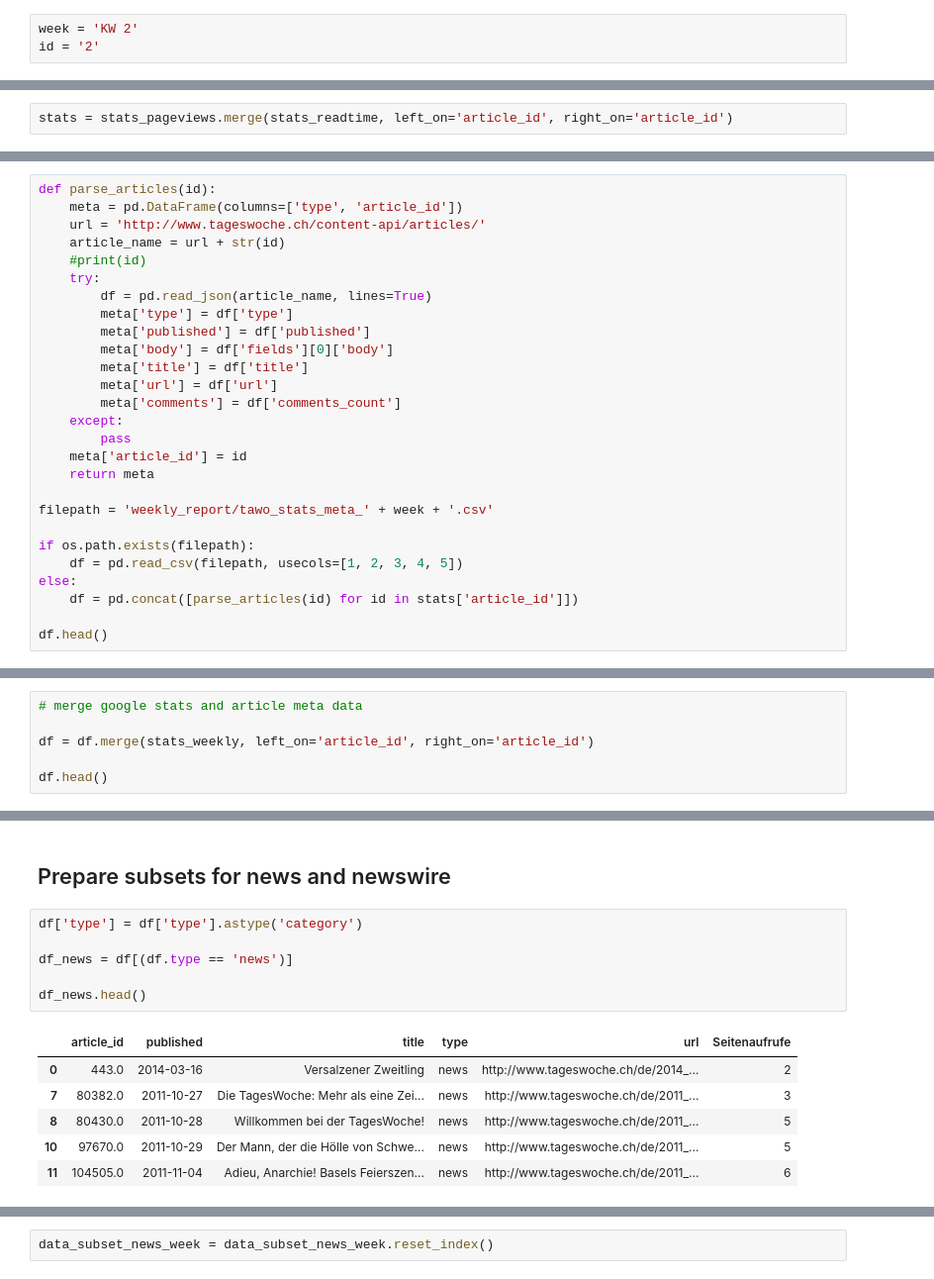
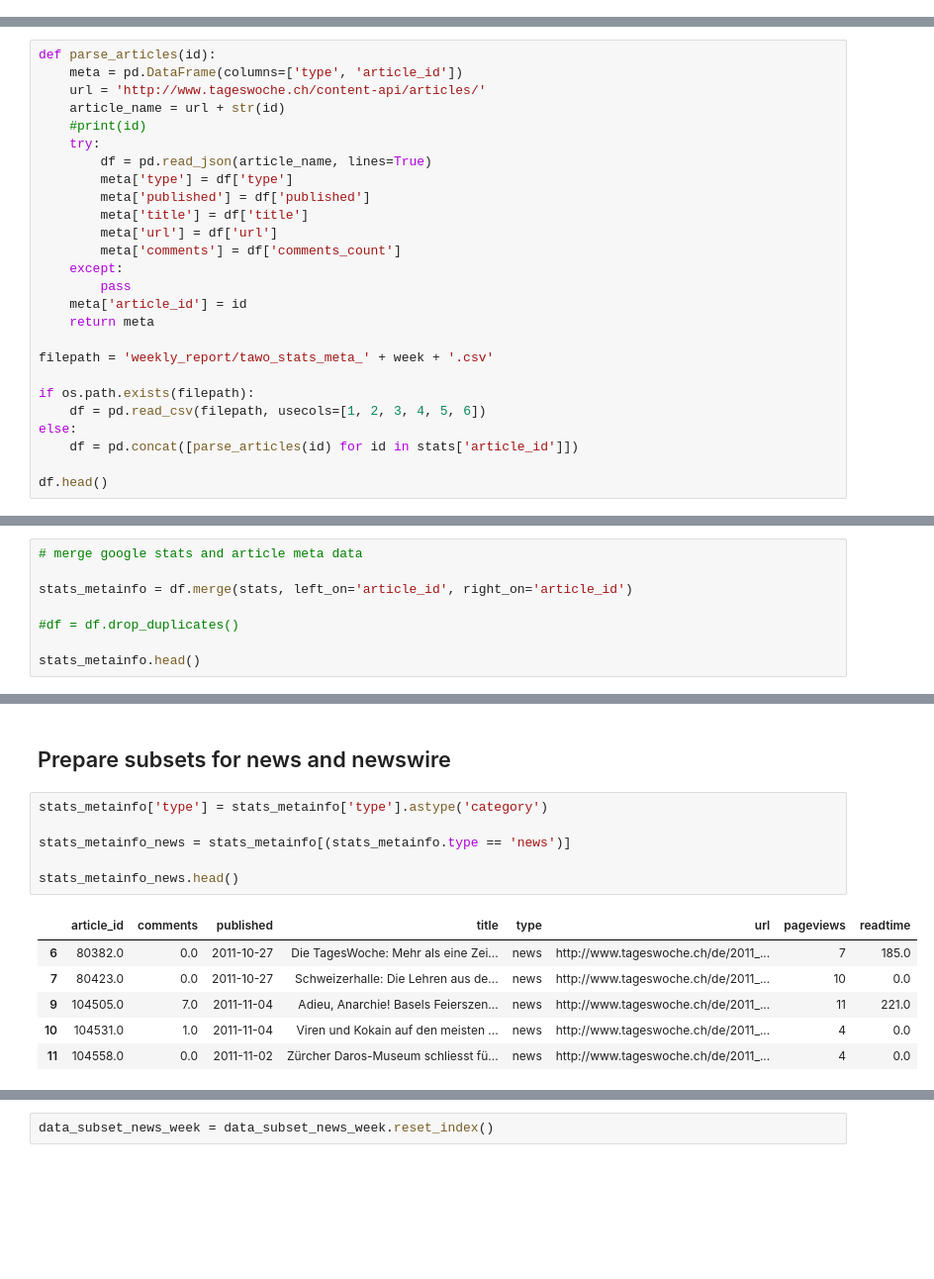
Before and after one commit to TagesWoche/analytics, a Jupyter notebook: Weekly Reporting.ipynb, the cells around one changed output, grey strips where cells are left out. Shown at 99% size. Drawn from its saved outputs; the diff is of its cells as text; blank space fills up the shorter version.

```diff
--- a/Weekly Reporting.ipynb
+++ b/Weekly Reporting.ipynb
@@ -39,6 +128,3 @@ kennzahl_readtime = 186.6
 # %% [markdown]
 ## Setup metaInfo
-# %%
-week = 'KW 2'
-id = '2'
 # %%
@@ -119,5 +146,3 @@ stats_pageviews.head()
-# %%
-stats = stats_pageviews.merge(stats_readtime, left_on='article_id', right_on='article_id')
 # %% [markdown]
 ## Get meta data of articles
 # %%
@@ -130,7 +155,6 @@ def parse_articles(id):
         df = pd.read_json(article_name, lines=True)
         meta['type'] = df['type']
         meta['published'] = df['published']
-        meta['body'] = df['fields'][0]['body']
         meta['title'] = df['title']
         meta['url'] = df['url']
         meta['comments'] = df['comments_count']
@@ -142,7 +166,7 @@ def parse_articles(id):
 filepath = 'weekly_report/tawo_stats_meta_' + week + '.csv'
 
 if os.path.exists(filepath):
-    df = pd.read_csv(filepath, usecols=[1, 2, 3, 4, 5])
+    df = pd.read_csv(filepath, usecols=[1, 2, 3, 4, 5, 6])
 else:
     df = pd.concat([parse_articles(id) for id in stats['article_id']])
 
@@ -174,7 +198,9 @@ df.to_csv(filepath)
 # %%
 # merge google stats and article meta data
 
-df = df.merge(stats_weekly, left_on='article_id', right_on='article_id')
+stats_metainfo = df.merge(stats, left_on='article_id', right_on='article_id')
 
-df.head()
+#df = df.drop_duplicates()
+
+stats_metainfo.head()
 # %% [output]
@@ -187,16 +213,16 @@ df.head()
 # %% [markdown]
 ## Prepare subsets for news and newswire
 # %%
-df['type'] = df['type'].astype('category')
+stats_metainfo['type'] = stats_metainfo['type'].astype('category')
 
-df_news = df[(df.type == 'news')]
+stats_metainfo_news = stats_metainfo[(stats_metainfo.type == 'news')]
 
-df_news.head()
+stats_metainfo_news.head()
 # %% [output]
-|  | article_id | published | title | type | url | Seitenaufrufe |
-| 0 | 443.0 | 2014-03-16 | Versalzener Zweitling | news | http://www.tageswoche.ch/de/2014_... | 2 |
-| 7 | 80382.0 | 2011-10-27 | Die TagesWoche: Mehr als eine Zei... | news | http://www.tageswoche.ch/de/2011_... | 3 |
-| 8 | 80430.0 | 2011-10-28 | Willkommen bei der TagesWoche! | news | http://www.tageswoche.ch/de/2011_... | 5 |
-| 10 | 97670.0 | 2011-10-29 | Der Mann, der die Hölle von Schwe... | news | http://www.tageswoche.ch/de/2011_... | 5 |
-| 11 | 104505.0 | 2011-11-04 | Adieu, Anarchie! Basels Feierszen... | news | http://www.tageswoche.ch/de/2011_... | 6 |
+|  | article_id | comments | published | title | type | url | pageviews | readtime |
+| 6 | 80382.0 | 0.0 | 2011-10-27 | Die TagesWoche: Mehr als eine Zei... | news | http://www.tageswoche.ch/de/2011_... | 7 | 185.0 |
+| 7 | 80423.0 | 0.0 | 2011-10-27 | Schweizerhalle: Die Lehren aus de... | news | http://www.tageswoche.ch/de/2011_... | 10 | 0.0 |
+| 9 | 104505.0 | 7.0 | 2011-11-04 | Adieu, Anarchie! Basels Feierszen... | news | http://www.tageswoche.ch/de/2011_... | 11 | 221.0 |
+| 10 | 104531.0 | 1.0 | 2011-11-04 | Viren und Kokain auf den meisten ... | news | http://www.tageswoche.ch/de/2011_... | 4 | 0.0 |
+| 11 | 104558.0 | 0.0 | 2011-11-02 | Zürcher Daros-Museum schliesst fü... | news | http://www.tageswoche.ch/de/2011_... | 4 | 0.0 |
 # %%
```
Also changed, not shown: parts of 67 cells of this notebook, 14 other files.
